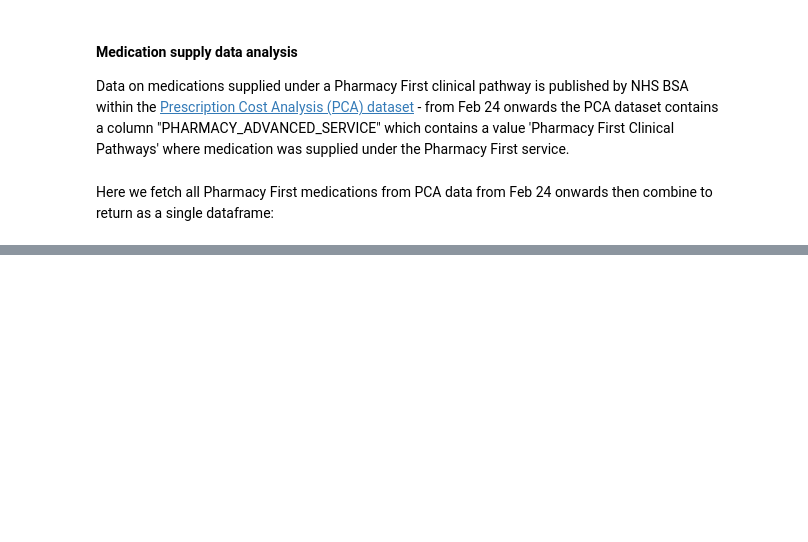
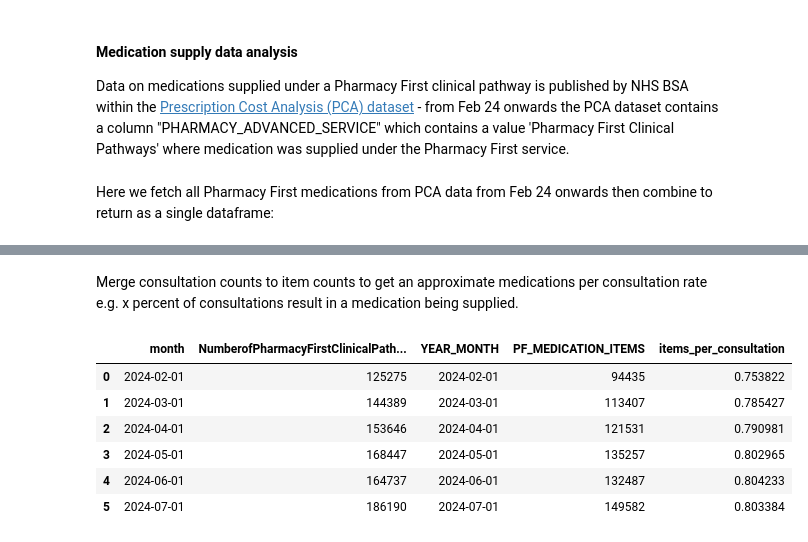
Before and after one commit to chrisjwood16/pharmacy-first-open-data, a Jupyter notebook: notebooks/data_analysis_new.ipynb, the cells around one changed output, grey strips where cells are left out. Cells and saved outputs as stored; diff of their text form; code cells hidden in the pictures; blank space fills up the shorter version.

```diff
--- a/notebooks/data_analysis_new.ipynb
+++ b/notebooks/data_analysis_new.ipynb
@@ -109,0 +121,4 @@ Here we fetch all Pharmacy First medications from PCA data from Feb 24 onwards t
+# %%
+#Pharmacy First Items per month
+items_per_month_df = pca_df.groupby('YEAR_MONTH')['PF_MEDICATION_ITEMS'].sum().reset_index()
+items_per_month_df
@@ -109,0 +134,15 @@ Here we fetch all Pharmacy First medications from PCA data from Feb 24 onwards t
+# %% [markdown]
+Merge consultation counts to item counts to get an approximate medications per consultation rate e.g. x percent of consultations result in a medication being supplied.
+# %%
+items_consults_per_month = pd.merge(contractor_df_national[['month', 'NumberofPharmacyFirstClinicalPathwaysConsultations-Total']], items_per_month_df, left_on='month', right_on='YEAR_MONTH')
+items_consults_per_month.drop(columns=['YEAR_MONTH'])
+items_consults_per_month['items_per_consultation'] = items_consults_per_month['PF_MEDICATION_ITEMS'] / items_consults_per_month['NumberofPharmacyFirstClinicalPathwaysConsultations-Total']
+items_consults_per_month
+# %% [output]
+|  | month | NumberofPharmacyFirstClinicalPath... | YEAR_MONTH | PF_MEDICATION_ITEMS | items_per_consultation |
+| 0 | 2024-02-01 | 125275 | 2024-02-01 | 94435 | 0.753822 |
+| 1 | 2024-03-01 | 144389 | 2024-03-01 | 113407 | 0.785427 |
+| 2 | 2024-04-01 | 153646 | 2024-04-01 | 121531 | 0.790981 |
+| 3 | 2024-05-01 | 168447 | 2024-05-01 | 135257 | 0.802965 |
+| 4 | 2024-06-01 | 164737 | 2024-06-01 | 132487 | 0.804233 |
+| 5 | 2024-07-01 | 186190 | 2024-07-01 | 149582 | 0.803384 |
```
Also changed, not shown: parts of 7 cells of this notebook, 1 other file.
